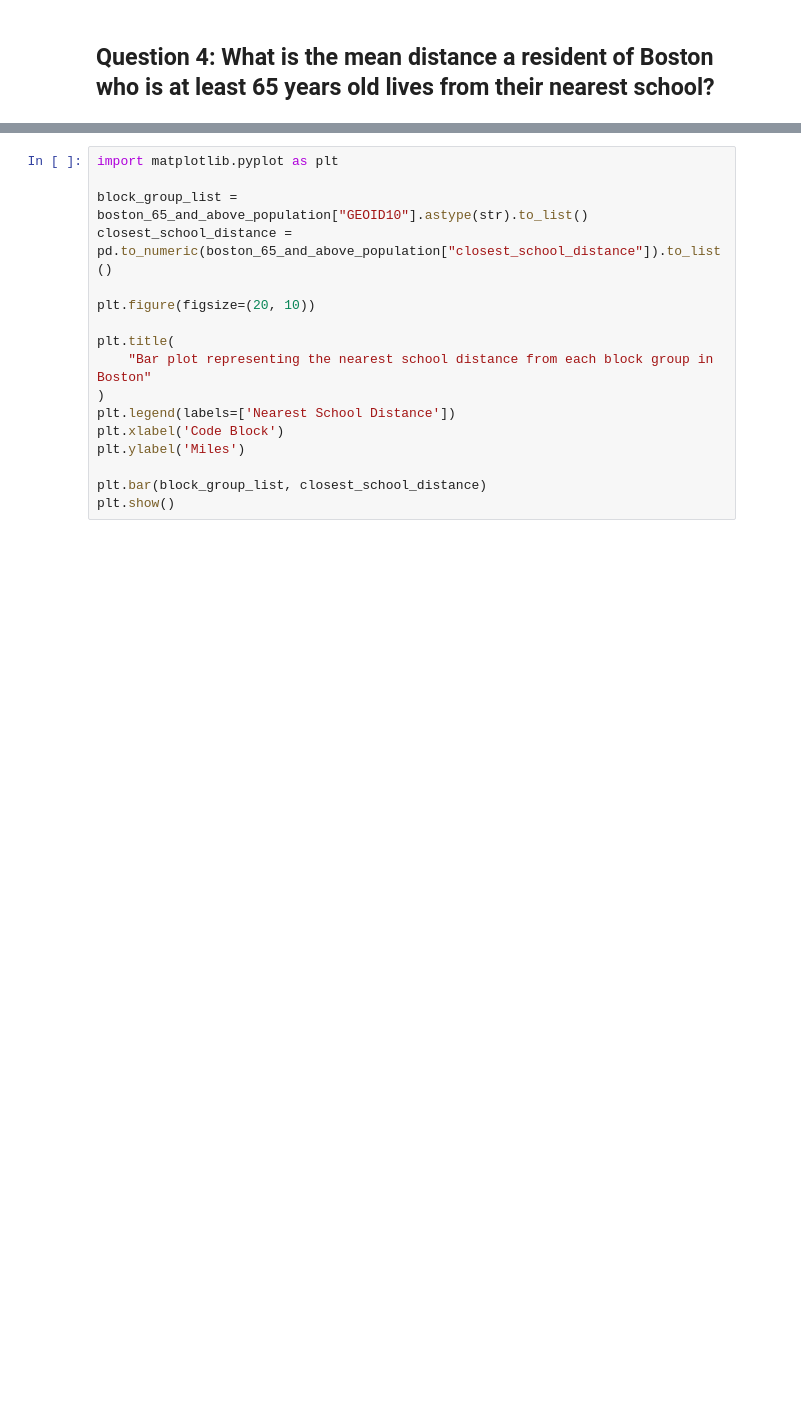
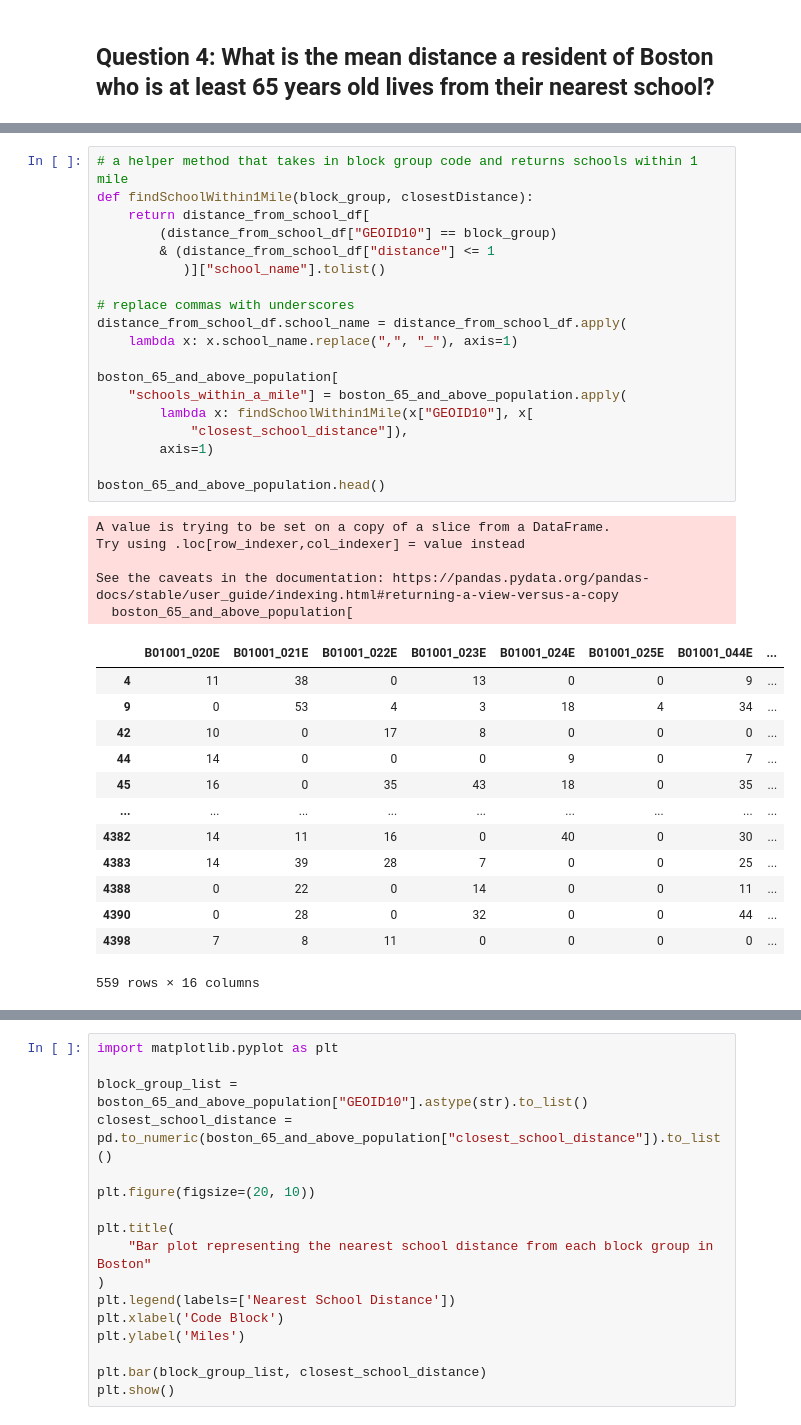
Before and after one commit to tzuhwan/policy-lab-data-science-performance-task, a Jupyter notebook: main.ipynb, the cells around one changed output, grey strips where cells are left out. Cells and saved outputs as stored; diff of their text form; blank space fills up the shorter version.

```diff
--- a/main.ipynb
+++ b/main.ipynb
@@ -88,0 +118,38 @@ See the caveats in the documentation: https://pandas.pydata.org/pandas-docs/stab
+# %%
+# a helper method that takes in block group code and returns schools within 1 mile
+def findSchoolWithin1Mile(block_group, closestDistance):
+    return distance_from_school_df[
+        (distance_from_school_df["GEOID10"] == block_group)
+        & (distance_from_school_df["distance"] <= 1
+           )]["school_name"].tolist()
+
+# replace commas with underscores
+distance_from_school_df.school_name = distance_from_school_df.apply(
+    lambda x: x.school_name.replace(",", "_"), axis=1)
+
+boston_65_and_above_population[
+    "schools_within_a_mile"] = boston_65_and_above_population.apply(
+        lambda x: findSchoolWithin1Mile(x["GEOID10"], x[
+            "closest_school_distance"]),
+        axis=1)
+
+boston_65_and_above_population.head()
+# %% [output]
+A value is trying to be set on a copy of a slice from a DataFrame.
+Try using .loc[row_indexer,col_indexer] = value instead
+
+See the caveats in the documentation: https://pandas.pydata.org/pandas-docs/stable/user_guide/indexing.html#returning-a-view-versus-a-copy
+  boston_65_and_above_population[
+|  | B01001_020E | B01001_021E | B01001_022E | B01001_023E | B01001_024E | B01001_025E | B01001_044E | ... |
+| 4 | 11 | 38 | 0 | 13 | 0 | 0 | 9 | ... |
+| 9 | 0 | 53 | 4 | 3 | 18 | 4 | 34 | ... |
+| 42 | 10 | 0 | 17 | 8 | 0 | 0 | 0 | ... |
+| 44 | 14 | 0 | 0 | 0 | 9 | 0 | 7 | ... |
+| 45 | 16 | 0 | 35 | 43 | 18 | 0 | 35 | ... |
+| ... | ... | ... | ... | ... | ... | ... | ... | ... |
+| 4382 | 14 | 11 | 16 | 0 | 40 | 0 | 30 | ... |
+| 4383 | 14 | 39 | 28 | 7 | 0 | 0 | 25 | ... |
+| 4388 | 0 | 22 | 0 | 14 | 0 | 0 | 11 | ... |
+| 4390 | 0 | 28 | 0 | 32 | 0 | 0 | 44 | ... |
+| 4398 | 7 | 8 | 11 | 0 | 0 | 0 | 0 | ... |
+559 rows × 16 columns
```
Also changed, not shown: parts of 11 cells of this notebook, 3 other files.
